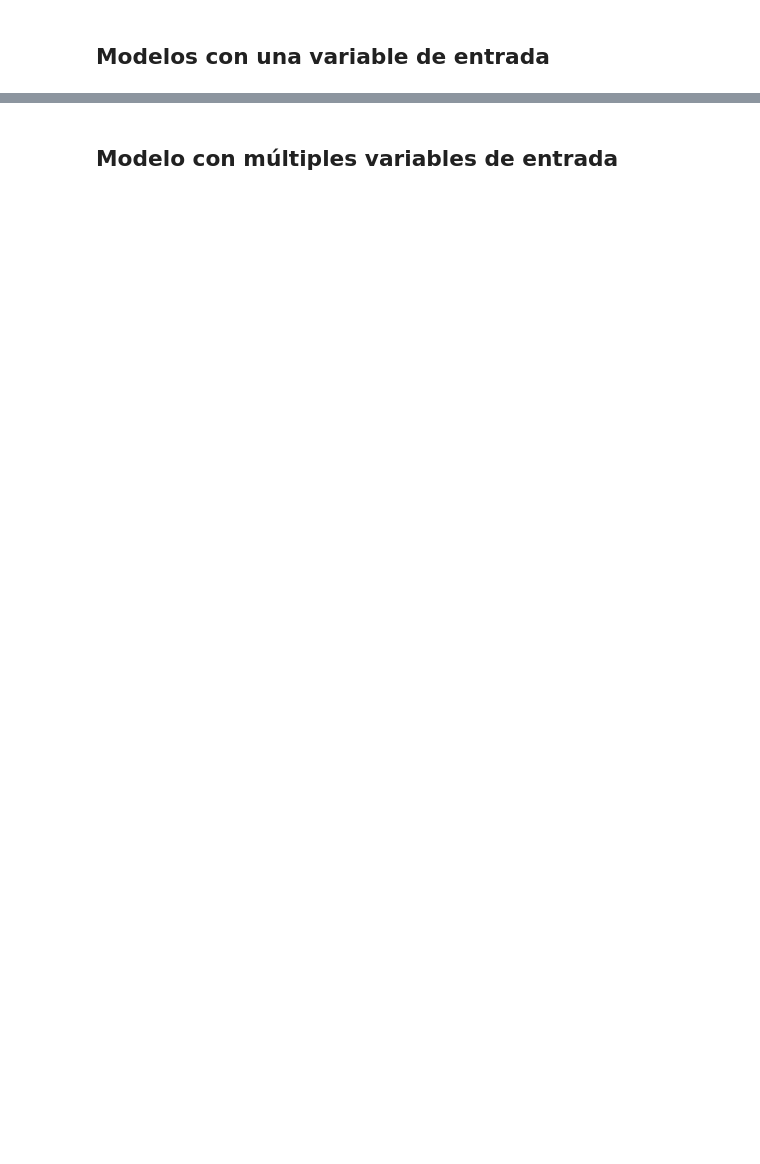
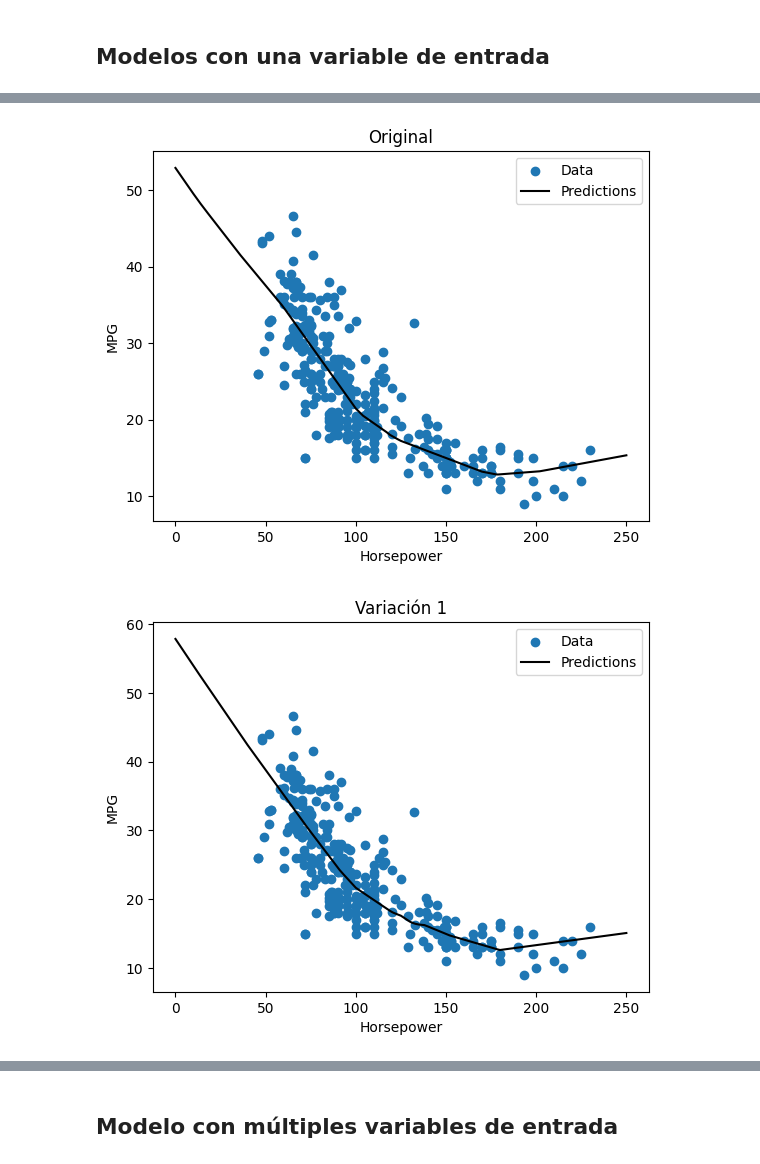
Before and after one commit to srodriguezb67/Taller-6---Redes-Neuronales, a Jupyter notebook: actividad 6 notebook.ipynb, the cells around one changed output, grey strips where cells are left out. Cells and saved outputs as stored; diff of their text form; code cells hidden in the pictures; blank space fills up the shorter version.

```diff
--- a/actividad 6 notebook.ipynb
+++ b/actividad 6 notebook.ipynb
@@ -232,3 +345,0 @@ plt.legend()
-# %%
-x = tf.linspace(0.0, 250, 251)
-y = dnn_h_model.predict(x)
@@ -244,0 +541,16 @@ test_res['dnn_h_model'] = dnn_h_model.evaluate(
+# %%
+x_original = tf.linspace(0.0, 250, 251)
+y_original = dnn_h_model.predict(x)
+
+# variacion 1
+x_1= tf.linspace(0.0, 250, 251)
+y_1 = variacion1_model.predict(x)
+
+
+# variacion 2
+x_2= tf.linspace(0.0, 250, 251)
+y_2 = variacion2_model.predict(x)
+
+# variacion 3
+x_3= tf.linspace(0.0, 250, 251)
+y_3 = variacion3_model.predict(x)
@@ -244,0 +564,38 @@ test_res['dnn_h_model'] = dnn_h_model.evaluate(
+# %%
+plt.scatter(train_X['Horsepower'], train_y, label='Data')
+plt.plot(x_original, y_original, color='k', label='Predictions')
+plt.xlabel('Horsepower')
+plt.ylabel('MPG')
+plt.title('Original')
+plt.legend()
+plt.show()
+
+# variacion 1
+plt.scatter(train_X['Horsepower'], train_y, label='Data')
+plt.plot(x_1, y_1, color='k', label='Predictions')
+plt.xlabel('Horsepower')
+plt.ylabel('MPG')
+plt.title('Variación 1')
+plt.legend()
+plt.show()
+
+# variacion 2
+plt.scatter(train_X['Horsepower'], train_y, label='Data')
+plt.plot(x_2, y_2, color='k', label='Predictions')
+plt.xlabel('Horsepower')
+plt.ylabel('MPG')
+plt.title('Variación 2')
+plt.legend()
+plt.show()
+
+# variacion 3
+plt.scatter(train_X['Horsepower'], train_y, label='Data')
+plt.plot(x_3, y_3, color='k', label='Predictions')
+plt.xlabel('Horsepower')
+plt.ylabel('MPG')
+plt.title('Variación 3')
+plt.legend()
+plt.show()
+# %% [output]
+[figure, added]
+[figure, added]
```
Also changed, not shown: parts of 51 cells of this notebook.
